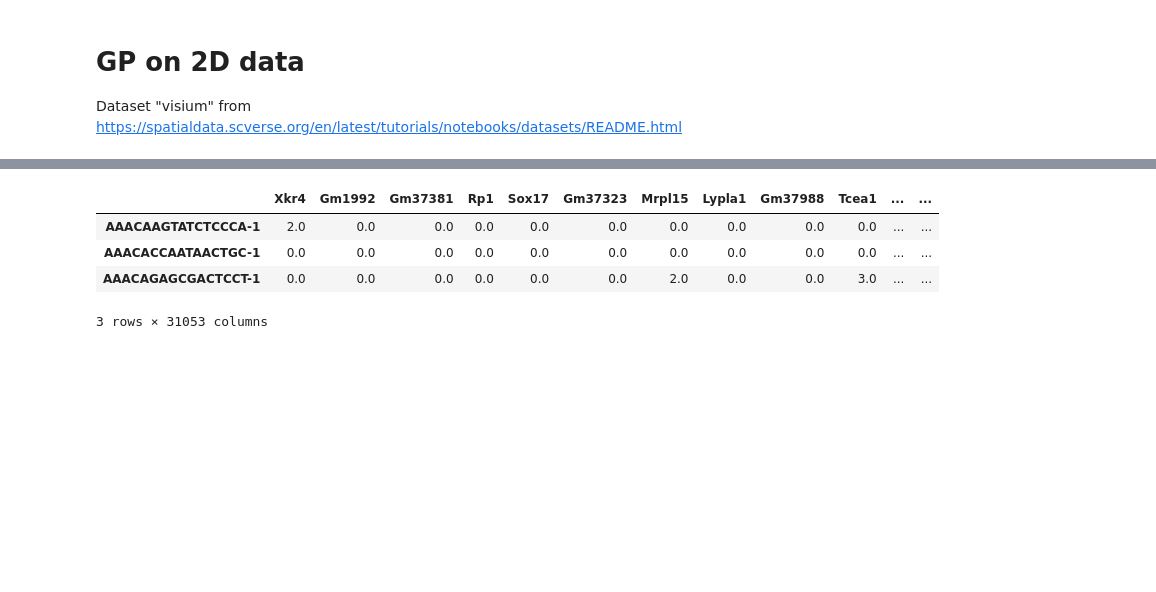
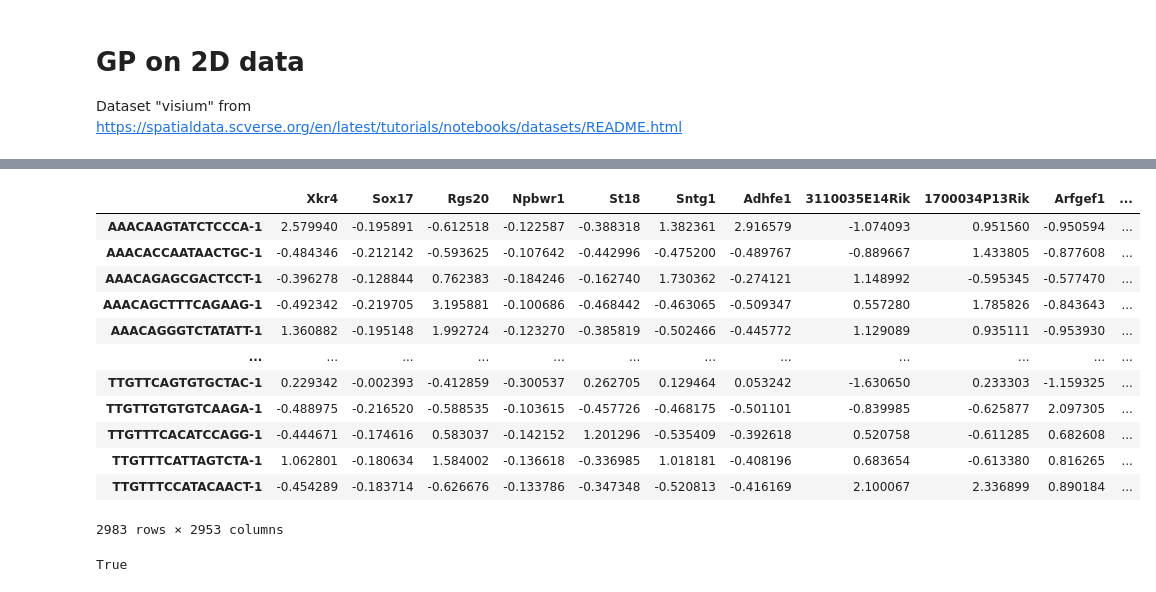
Before and after one commit to bioFAM/cellij, a Jupyter notebook: notebooks/cellij_2D_gp.ipynb, the cells around one changed output, grey strips where cells are left out. Saved outputs shown, nothing was run; the diff lists cells and outputs as text; code cells hidden in the pictures; blank space fills up the shorter version.

```diff
--- a/notebooks/cellij_2D_gp.ipynb
+++ b/notebooks/cellij_2D_gp.ipynb
@@ -35,2 +41,4 @@ visium_sdata = sd.read_zarr("/Users/tim.treis/Documents/GitHub/spatialdata-noteb
 # %%
 sdata = visium_sdata.filter_by_coordinate_system("ST8059048")
+adata = sdata.table
+adata
@@ -36,0 +56,3 @@ sdata = visium_sdata.filter_by_coordinate_system("ST8059048")
+# %%
+adata.var['mt'] = adata.var_names.str.startswith('MT-')  # annotate the group of mitochondrial genes as 'mt'
+sc.pp.calculate_qc_metrics(adata, qc_vars=['mt'], percent_top=None, log1p=False, inplace=True)
@@ -36,0 +65,2 @@ sdata = visium_sdata.filter_by_coordinate_system("ST8059048")
+# %%
+adata = adata[adata.obs.n_genes_by_counts < 53000, :]
@@ -36,0 +76,2 @@ sdata = visium_sdata.filter_by_coordinate_system("ST8059048")
+# %%
+adata = adata[:, adata.var.highly_variable]
@@ -49,14 +110,26 @@ obs.head(3)
 # %%
-dense_data = sdata.table.X.toarray().astype(float)
+dense_data = adata.X.astype(float)
 data = pd.DataFrame(
     dense_data,
-    columns=sdata.table.var.index,
-    index=sdata.table.obs.index,
+    columns=adata.var.index,
+    index=adata.obs.index,
 )
-data.head(3)
+data
 # %% [output]
-|  | Xkr4 | Gm1992 | Gm37381 | Rp1 | Sox17 | Gm37323 | Mrpl15 | Lypla1 | Gm37988 | Tcea1 | ... | ... |
-| AAACAAGTATCTCCCA-1 | 2.0 | 0.0 | 0.0 | 0.0 | 0.0 | 0.0 | 0.0 | 0.0 | 0.0 | 0.0 | ... | ... |
-| AAACACCAATAACTGC-1 | 0.0 | 0.0 | 0.0 | 0.0 | 0.0 | 0.0 | 0.0 | 0.0 | 0.0 | 0.0 | ... | ... |
-| AAACAGAGCGACTCCT-1 | 0.0 | 0.0 | 0.0 | 0.0 | 0.0 | 0.0 | 2.0 | 0.0 | 0.0 | 3.0 | ... | ... |
+|  | Xkr4 | Sox17 | Rgs20 | Npbwr1 | St18 | Sntg1 | Adhfe1 | 3110035E14Rik | 1700034P13Rik | Arfgef1 | ... |
+| AAACAAGTATCTCCCA-1 | 2.579940 | -0.195891 | -0.612518 | -0.122587 | -0.388318 | 1.382361 | 2.916579 | -1.074093 | 0.951560 | -0.950594 | ... |
+| AAACACCAATAACTGC-1 | -0.484346 | -0.212142 | -0.593625 | -0.107642 | -0.442996 | -0.475200 | -0.489767 | -0.889667 | 1.433805 | -0.877608 | ... |
+| AAACAGAGCGACTCCT-1 | -0.396278 | -0.128844 | 0.762383 | -0.184246 | -0.162740 | 1.730362 | -0.274121 | 1.148992 | -0.595345 | -0.577470 | ... |
+| AAACAGCTTTCAGAAG-1 | -0.492342 | -0.219705 | 3.195881 | -0.100686 | -0.468442 | -0.463065 | -0.509347 | 0.557280 | 1.785826 | -0.843643 | ... |
+| AAACAGGGTCTATATT-1 | 1.360882 | -0.195148 | 1.992724 | -0.123270 | -0.385819 | -0.502466 | -0.445772 | 1.129089 | 0.935111 | -0.953930 | ... |
+| ... | ... | ... | ... | ... | ... | ... | ... | ... | ... | ... | ... |
+| TTGTTCAGTGTGCTAC-1 | 0.229342 | -0.002393 | -0.412859 | -0.300537 | 0.262705 | 0.129464 | 0.053242 | -1.630650 | 0.233303 | -1.159325 | ... |
+| TTGTTGTGTGTCAAGA-1 | -0.488975 | -0.216520 | -0.588535 | -0.103615 | -0.457726 | -0.468175 | -0.501101 | -0.839985 | -0.625877 | 2.097305 | ... |
+| TTGTTTCACATCCAGG-1 | -0.444671 | -0.174616 | 0.583037 | -0.142152 | 1.201296 | -0.535409 | -0.392618 | 0.520758 | -0.611285 | 0.682608 | ... |
+| TTGTTTCATTAGTCTA-1 | 1.062801 | -0.180634 | 1.584002 | -0.136618 | -0.336985 | 1.018181 | -0.408196 | 0.683654 | -0.613380 | 0.816265 | ... |
+| TTGTTTCCATACAACT-1 | -0.454289 | -0.183714 | -0.626676 | -0.133786 | -0.347348 | -0.520813 | -0.416169 | 2.100067 | 2.336899 | 0.890184 | ... |
-3 rows × 31053 columns
+2983 rows × 2953 columns
+# %%
+torch.cuda.is_available()
+# %% [output]
+True
```
Also changed, not shown: parts of 27 cells of this notebook.
